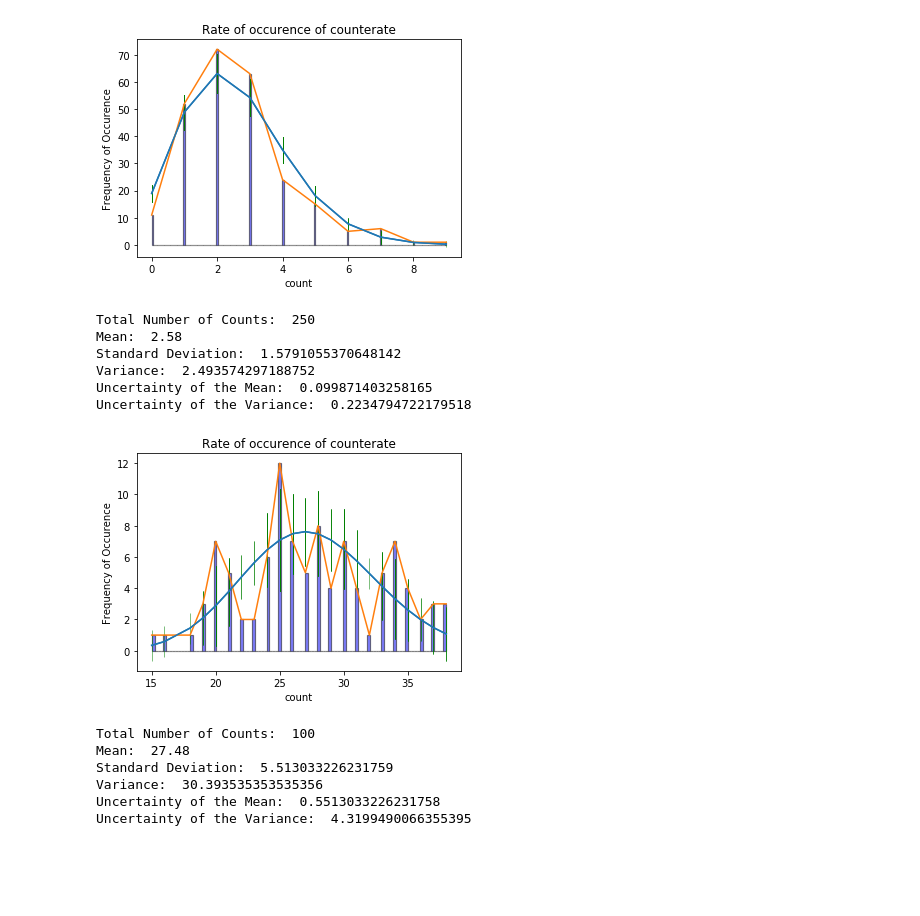
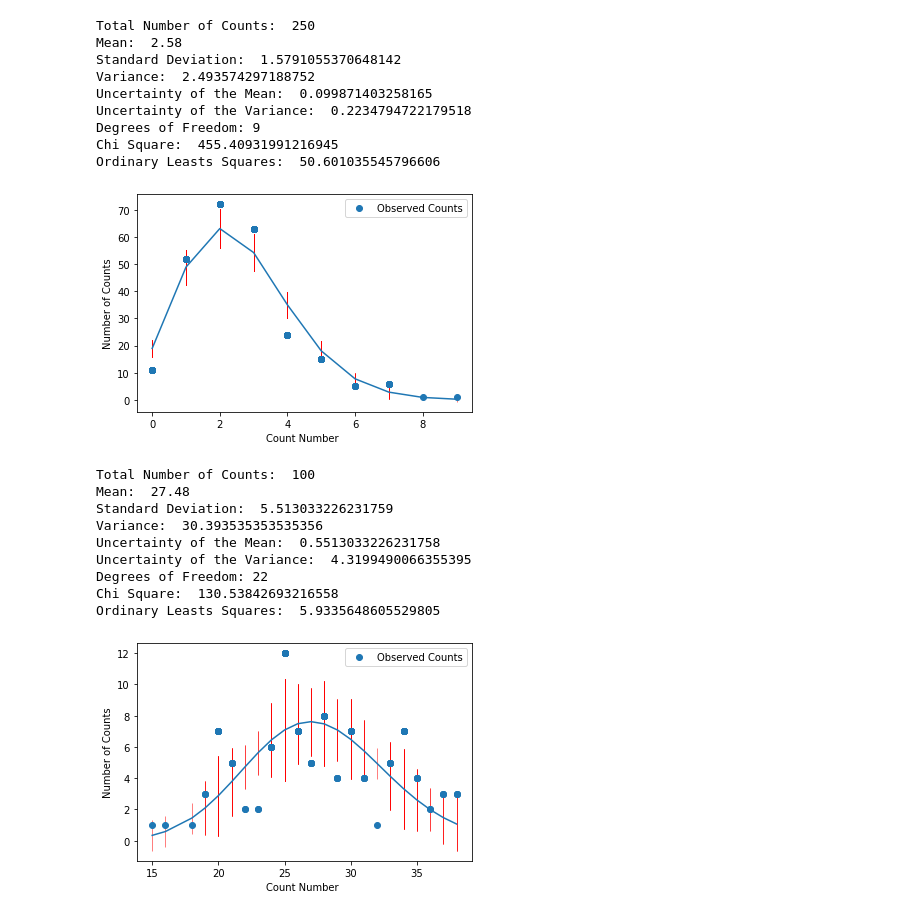
Before and after one commit to Raiziel/Experimental-Physics-Python-Projects, a Jupyter notebook: Poisson distribution.ipynb, the cells around one changed output. Cells and saved outputs as stored; diff of their text form; code cells hidden in the pictures; blank space fills up the shorter version.

```diff
--- a/Poisson distribution.ipynb
+++ b/Poisson distribution.ipynb
@@ -129,15 +170,13 @@ def Poisson(Stat,Factorial,Set,SampleSize,Count):
 
 
     a,b,c,d,e = Set,Pset,Cset,Probability,Eset
-    #PErrorBar = ((Pstd + PUncertain) + (Pstd-PUncertain))/2
-    #xerr,yerr = statistics.stdev(Set),PErrorBar
-    plt.errorbar(a, b, e, xerr=None, fmt='', ecolor='g', elinewidth=0.5, capsize=None, barsabove=False, lolims=0, uplims=False, xlolims=False, xuplims=False, errorevery=1, capthick=None)
-    plt.plot(Set,Pset)
-    plt.plot(Set,Cset)
 
-    #plt.plot(Set,Cset,'x')
-    plt.xlabel("r ")
-    plt.ylabel("Frequency of r occuring")
+    #plt.plot(Set,Pset,'o',label='Expected counts')
+    plt.plot(Set,Cset,'o',label='Observed Counts')
+    plt.errorbar(a, b, e, xerr=None, fmt='', ecolor='r', elinewidth=0.5, capsize=None, barsabove=False, lolims=0, uplims=False, xlolims=False, xuplims=False, errorevery=1, capthick=None)
+    plt.xlabel("Count Number ")
+    plt.ylabel("Number of Counts")
+    plt.legend()
 # %%
 def Count(Set):
     count=[]
@@ -190,8 +229,10 @@ def ErrorVar(DataSet):
 # KEEP
 def Error(DataSet):
     N = len(DataSet)
+    k=len(set(list(DataSet)))-1
     #Sample Standard Deviation
     Std = statistics.stdev(DataSet)
+    Chi=ChiSquared(Stat(DataSet),Factorial,DataSet,SampleSize(DataSet),Count(DataSet))
     #Chi Square
     #ChiSquare = 0
     #for i in DataSet:
@@ -203,39 +244,47 @@ def Error(DataSet):
     print("Variance: ", Variance(DataSet))
     print("Uncertainty of the Mean: ",ErrorMean(DataSet))
     print("Uncertainty of the Variance: ",ErrorVar(DataSet))
+    print("Degrees of Freedom:", len(set(list(DataSet)))-1)
+    print("Chi Square: ",Chi)
+    print("Ordinary Leasts Squares: ",Chi/k)
     #print("Chi Square Distribution Value: ",ChiSquare)
 # %%
 # Data Set 1 : t = 1m, N = 120, V = 800
 
-SampleSize(DataSet1)
-Stat(DataSet1)
+
 Poisson(Stat(DataSet1),Factorial,DataSet1,SampleSize(DataSet1),Count(DataSet1))
-Histogram(DataSet1,Stat(DataSet1))
+#Histogram(DataSet1,Stat(DataSet1))
 Error(DataSet1)
 # %% [output]
+Total Number of Counts:  250
+Mean:  2.58
+Standard Deviation:  1.5791055370648142
+Variance:  2.493574297188752
+Uncertainty of the Mean:  0.099871403258165
+Uncertainty of the Variance:  0.2234794722179518
+Degrees of Freedom: 9
+Chi Square:  455.40931991216945
+Ordinary Leasts Squares:  50.601035545796606
-[figure, old version]
+[figure, new version]
-Total Number of Counts:  250
-Mean:  2.58
-Standard Deviation:  1.5791055370648142
-Variance:  2.493574297188752
-Uncertainty of the Mean:  0.099871403258165
-Uncertainty of the Variance:  0.2234794722179518
 # %%
 # Data Set 2 : t = 1m, N = 100, V = 840
 
 SampleSize(DataSet2)
 Stat(DataSet2)
 Poisson(Stat(DataSet2),Factorial,DataSet2,SampleSize(DataSet2),Count(DataSet2))
-Histogram(DataSet2,Stat(DataSet2))
+#Histogram(DataSet2,Stat(DataSet2))
 Error(DataSet2)
 # %% [output]
+Total Number of Counts:  100
+Mean:  27.48
+Standard Deviation:  5.513033226231759
+Variance:  30.393535353535356
+Uncertainty of the Mean:  0.5513033226231758
+Uncertainty of the Variance:  4.3199490066355395
+Degrees of Freedom: 22
+Chi Square:  130.53842693216558
+Ordinary Leasts Squares:  5.9335648605529805
-[figure, old version]
+[figure, new version]
-Total Number of Counts:  100
-Mean:  27.48
-Standard Deviation:  5.513033226231759
-Variance:  30.393535353535356
-Uncertainty of the Mean:  0.5513033226231758
-Uncertainty of the Variance:  4.3199490066355395
 # %%
 # Data Set 3 : t = 10.0m, N = 20, V = 840
 
```
Also changed, not shown: parts of 13 cells of this notebook.
